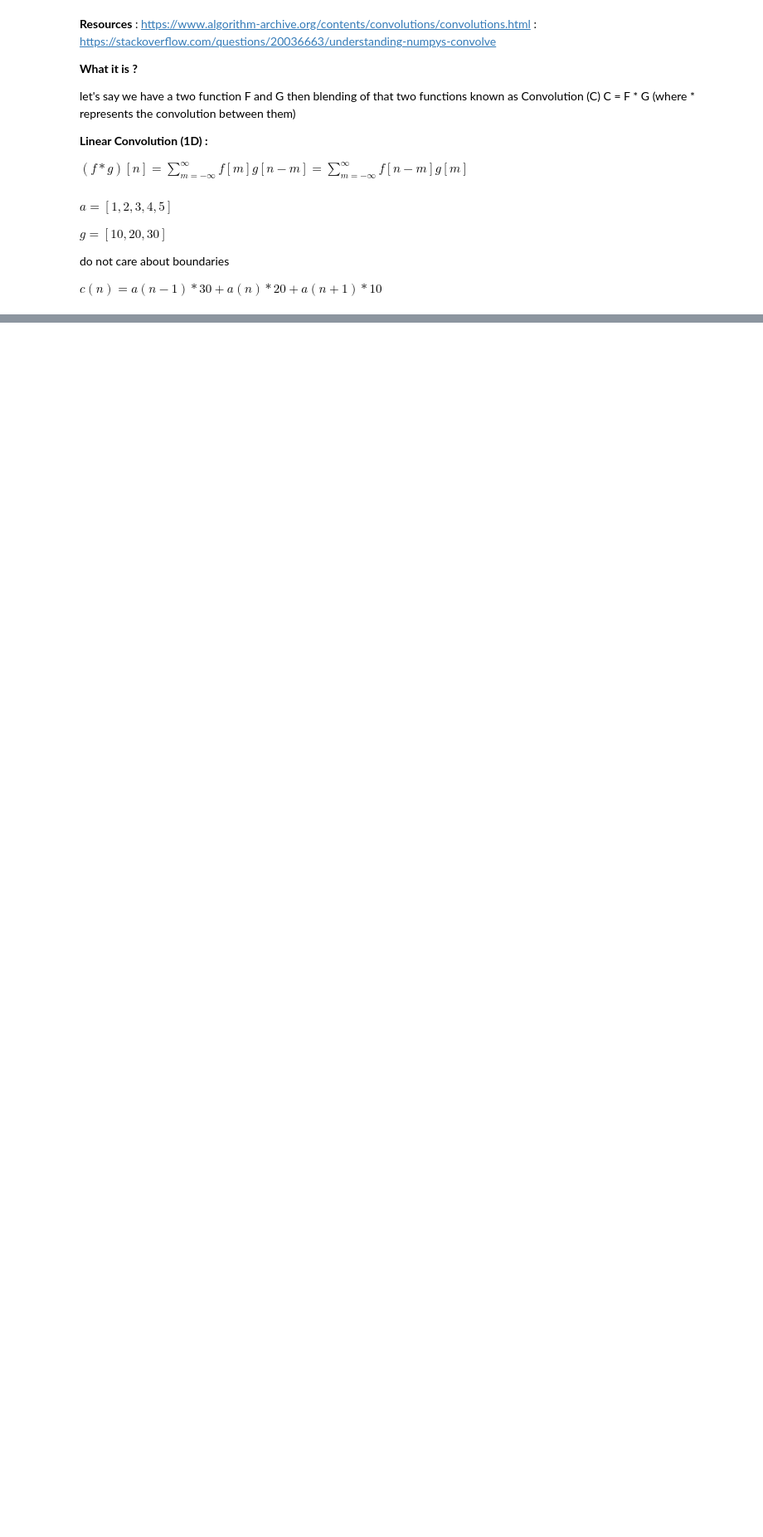
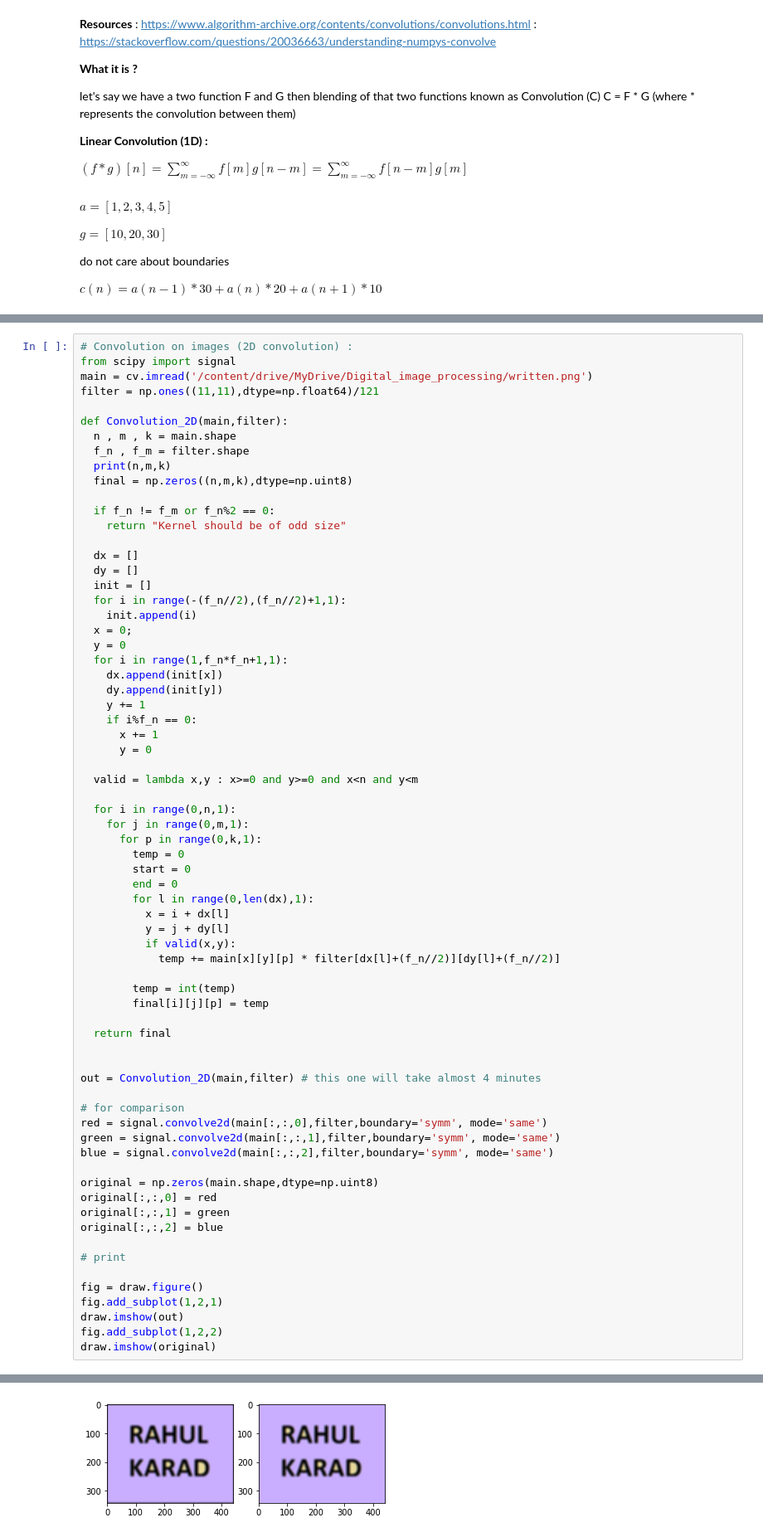
Before and after one commit to karad1818/Python_Project, a Jupyter notebook: Convolution.ipynb, the cells around one changed output, grey strips where cells are left out. Shown at 83% size. Cells and saved outputs as stored; diff of their text form; blank space fills up the shorter version.

```diff
--- a/Convolution.ipynb
+++ b/Convolution.ipynb
@@ -84,0 +94,70 @@ draw_two(Convolution(sig,filter),convolve(sig,filter))
+# %%
+# Convolution on images (2D convolution) :
+from scipy import signal
+main = cv.imread('/content/drive/MyDrive/Digital_image_processing/written.png')
+filter = np.ones((11,11),dtype=np.float64)/121
+
+def Convolution_2D(main,filter):
+  n , m , k = main.shape
+  f_n , f_m = filter.shape
+  print(n,m,k)
+  final = np.zeros((n,m,k),dtype=np.uint8)
+
+  if f_n != f_m or f_n%2 == 0:
+    return "Kernel should be of odd size"
+
+  dx = []
+  dy = []
+  init = []
+  for i in range(-(f_n//2),(f_n//2)+1,1):
+    init.append(i)
+  x = 0;
+  y = 0
+  for i in range(1,f_n*f_n+1,1):
+    dx.append(init[x])
+    dy.append(init[y])
+    y += 1
+    if i%f_n == 0:
+      x += 1
+      y = 0
+
+  valid = lambda x,y : x>=0 and y>=0 and x<n and y<m
+
+  for i in range(0,n,1):
+    for j in range(0,m,1):
+      for p in range(0,k,1):
+        temp = 0
+        start = 0
+        end = 0
+        for l in range(0,len(dx),1):
+          x = i + dx[l]
+          y = j + dy[l]
+          if valid(x,y):
+            temp += main[x][y][p] * filter[dx[l]+(f_n//2)][dy[l]+(f_n//2)]
+
+        temp = int(temp)
+        final[i][j][p] = temp
+
+  return final
+
+
+out = Convolution_2D(main,filter) # this one will take almost 4 minutes
+
+# for comparison
+red = signal.convolve2d(main[:,:,0],filter,boundary='symm', mode='same')
+green = signal.convolve2d(main[:,:,1],filter,boundary='symm', mode='same')
+blue = signal.convolve2d(main[:,:,2],filter,boundary='symm', mode='same')
+
+original = np.zeros(main.shape,dtype=np.uint8)
+original[:,:,0] = red
+original[:,:,1] = green
+original[:,:,2] = blue
+
+# print
+
+fig = draw.figure()
+fig.add_subplot(1,2,1)
+draw.imshow(out)
+fig.add_subplot(1,2,2)
+draw.imshow(original)
+# %% [output]
@@ -84,0 +166 @@ draw_two(Convolution(sig,filter),convolve(sig,filter))
+[figure, added]
```
Also changed, not shown: parts of 3 cells of this notebook.
